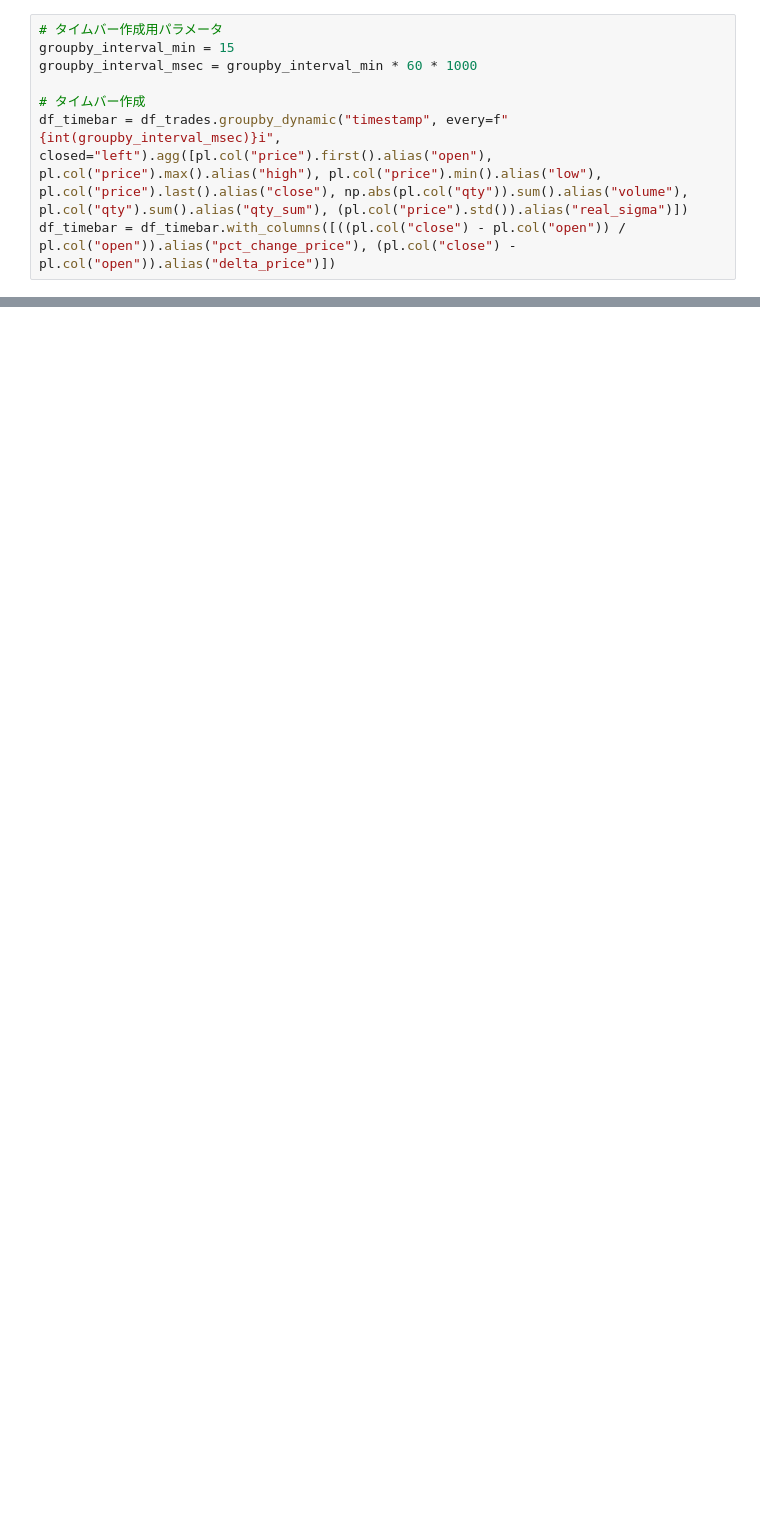
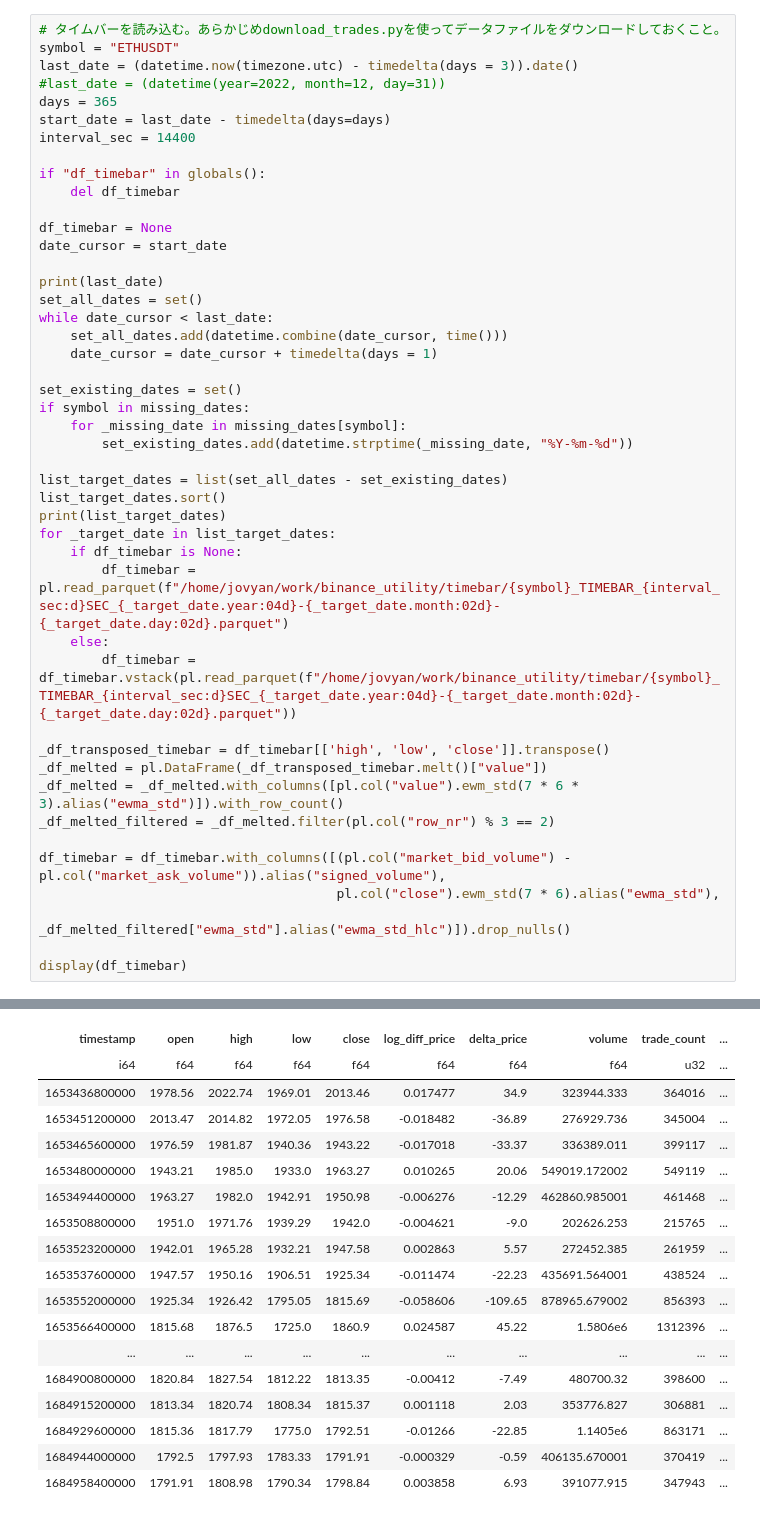
Before and after one commit to WannabeBotter/binance_utility, a Jupyter notebook: test3.ipynb, the cells around one changed output, grey strips where cells are left out. Drawn from its saved outputs; the diff is of its cells as text; blank space fills up the shorter version.

```diff
--- a/test3.ipynb
+++ b/test3.ipynb
@@ -49,8 +19,46 @@ This might become an error in a future version.
-# %%
-# タイムバー作成用パラメータ
-groupby_interval_min = 15
-groupby_interval_msec = groupby_interval_min * 60 * 1000
-
-# タイムバー作成
-df_timebar = df_trades.groupby_dynamic("timestamp", every=f"{int(groupby_interval_msec)}i", closed="left").agg([pl.col("price").first().alias("open"), pl.col("price").max().alias("high"), pl.col("price").min().alias("low"), pl.col("price").last().alias("close"), np.abs(pl.col("qty")).sum().alias("volume"), pl.col("qty").sum().alias("qty_sum"), (pl.col("price").std()).alias("real_sigma")])
-df_timebar = df_timebar.with_columns([((pl.col("close") - pl.col("open")) / pl.col("open")).alias("pct_change_price"), (pl.col("close") - pl.col("open")).alias("delta_price")])
+# %%
+# タイムバーを読み込む。あらかじめdownload_trades.pyを使ってデータファイルをダウンロードしておくこと。
+symbol = "ETHUSDT"
+last_date = (datetime.now(timezone.utc) - timedelta(days = 3)).date()
+#last_date = (datetime(year=2022, month=12, day=31))
+days = 365
+start_date = last_date - timedelta(days=days)
+interval_sec = 14400
+
+if "df_timebar" in globals():
+    del df_timebar
+
+df_timebar = None
+date_cursor = start_date
+
+print(last_date)
+set_all_dates = set()
+while date_cursor < last_date:
+    set_all_dates.add(datetime.combine(date_cursor, time()))
+    date_cursor = date_cursor + timedelta(days = 1)
+
+set_existing_dates = set()
+if symbol in missing_dates:
+    for _missing_date in missing_dates[symbol]:
+        set_existing_dates.add(datetime.strptime(_missing_date, "%Y-%m-%d"))
+
+list_target_dates = list(set_all_dates - set_existing_dates)
+list_target_dates.sort()
+print(list_target_dates)
+for _target_date in list_target_dates:
+    if df_timebar is None:
+        df_timebar = pl.read_parquet(f"/home/jovyan/work/binance_utility/timebar/{symbol}_TIMEBAR_{interval_sec:d}SEC_{_target_date.year:04d}-{_target_date.month:02d}-{_target_date.day:02d}.parquet")
+    else:
+        df_timebar = df_timebar.vstack(pl.read_parquet(f"/home/jovyan/work/binance_utility/timebar/{symbol}_TIMEBAR_{interval_sec:d}SEC_{_target_date.year:04d}-{_target_date.month:02d}-{_target_date.day:02d}.parquet"))
+
+_df_transposed_timebar = df_timebar[['high', 'low', 'close']].transpose()
+_df_melted = pl.DataFrame(_df_transposed_timebar.melt()["value"])
+_df_melted = _df_melted.with_columns([pl.col("value").ewm_std(7 * 6 * 3).alias("ewma_std")]).with_row_count()
+_df_melted_filtered = _df_melted.filter(pl.col("row_nr") % 3 == 2)
+
+df_timebar = df_timebar.with_columns([(pl.col("market_bid_volume") - pl.col("market_ask_volume")).alias("signed_volume"),
+                                      pl.col("close").ewm_std(7 * 6).alias("ewma_std"),
+                                      _df_melted_filtered["ewma_std"].alias("ewma_std_hlc")]).drop_nulls()
+
+display(df_timebar)
+# %% [output]
@@ -56,0 +68,18 @@ df_timebar = df_timebar.with_columns([((pl.col("close") - pl.col("open")) / pl.c
+| timestamp | open | high | low | close | log_diff_price | delta_price | volume | trade_count | ... |
+| i64 | f64 | f64 | f64 | f64 | f64 | f64 | f64 | u32 | ... |
+| 1653436800000 | 1978.56 | 2022.74 | 1969.01 | 2013.46 | 0.017477 | 34.9 | 323944.333 | 364016 | ... |
+| 1653451200000 | 2013.47 | 2014.82 | 1972.05 | 1976.58 | -0.018482 | -36.89 | 276929.736 | 345004 | ... |
+| 1653465600000 | 1976.59 | 1981.87 | 1940.36 | 1943.22 | -0.017018 | -33.37 | 336389.011 | 399117 | ... |
+| 1653480000000 | 1943.21 | 1985.0 | 1933.0 | 1963.27 | 0.010265 | 20.06 | 549019.172002 | 549119 | ... |
+| 1653494400000 | 1963.27 | 1982.0 | 1942.91 | 1950.98 | -0.006276 | -12.29 | 462860.985001 | 461468 | ... |
+| 1653508800000 | 1951.0 | 1971.76 | 1939.29 | 1942.0 | -0.004621 | -9.0 | 202626.253 | 215765 | ... |
+| 1653523200000 | 1942.01 | 1965.28 | 1932.21 | 1947.58 | 0.002863 | 5.57 | 272452.385 | 261959 | ... |
+| 1653537600000 | 1947.57 | 1950.16 | 1906.51 | 1925.34 | -0.011474 | -22.23 | 435691.564001 | 438524 | ... |
+| 1653552000000 | 1925.34 | 1926.42 | 1795.05 | 1815.69 | -0.058606 | -109.65 | 878965.679002 | 856393 | ... |
+| 1653566400000 | 1815.68 | 1876.5 | 1725.0 | 1860.9 | 0.024587 | 45.22 | 1.5806e6 | 1312396 | ... |
+| ... | ... | ... | ... | ... | ... | ... | ... | ... | ... |
+| 1684900800000 | 1820.84 | 1827.54 | 1812.22 | 1813.35 | -0.00412 | -7.49 | 480700.32 | 398600 | ... |
+| 1684915200000 | 1813.34 | 1820.74 | 1808.34 | 1815.37 | 0.001118 | 2.03 | 353776.827 | 306881 | ... |
+| 1684929600000 | 1815.36 | 1817.79 | 1775.0 | 1792.51 | -0.01266 | -22.85 | 1.1405e6 | 863171 | ... |
+| 1684944000000 | 1792.5 | 1797.93 | 1783.33 | 1791.91 | -0.000329 | -0.59 | 406135.670001 | 370419 | ... |
+| 1684958400000 | 1791.91 | 1808.98 | 1790.34 | 1798.84 | 0.003858 | 6.93 | 391077.915 | 347943 | ... |
```
Also changed, not shown: parts of 9 cells of this notebook.
